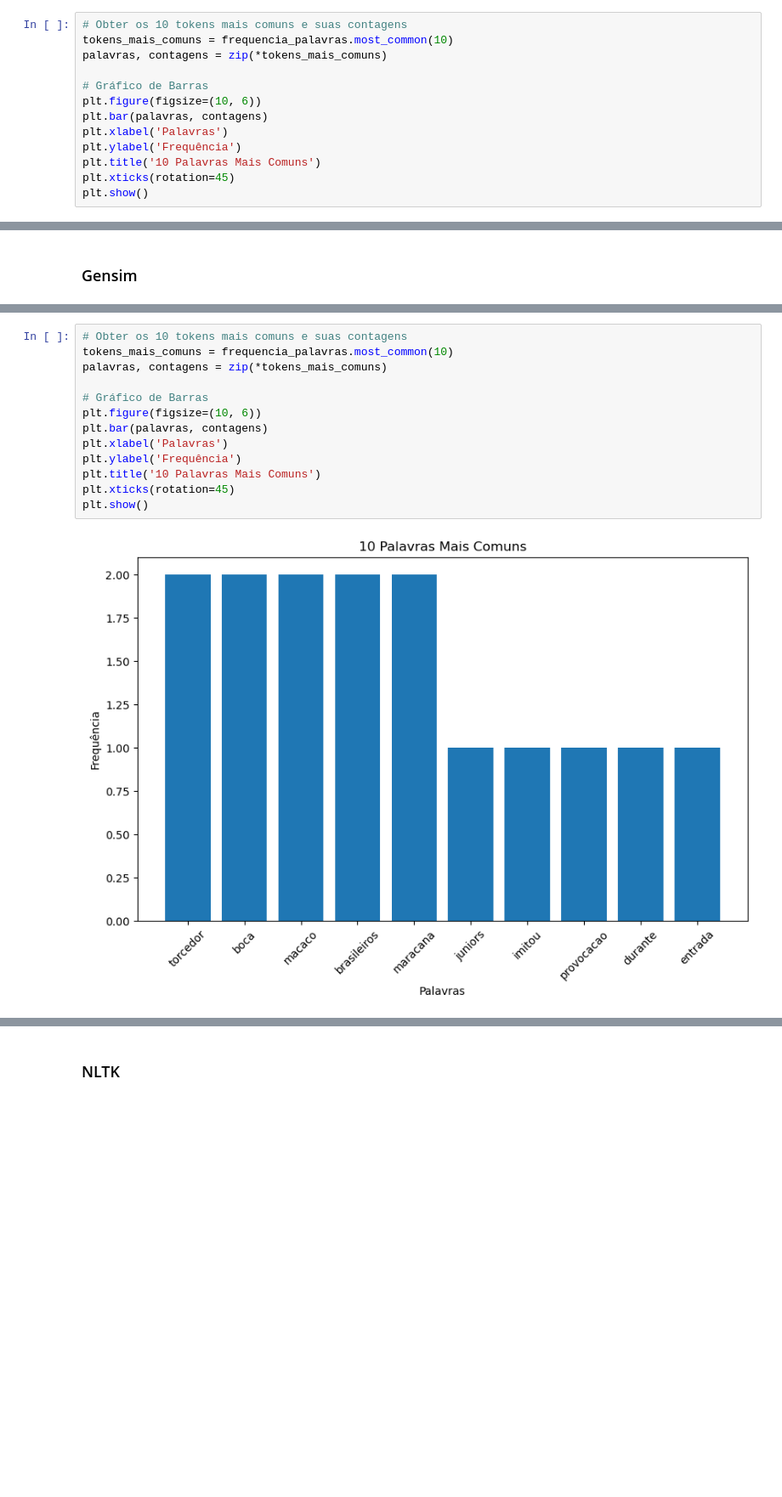
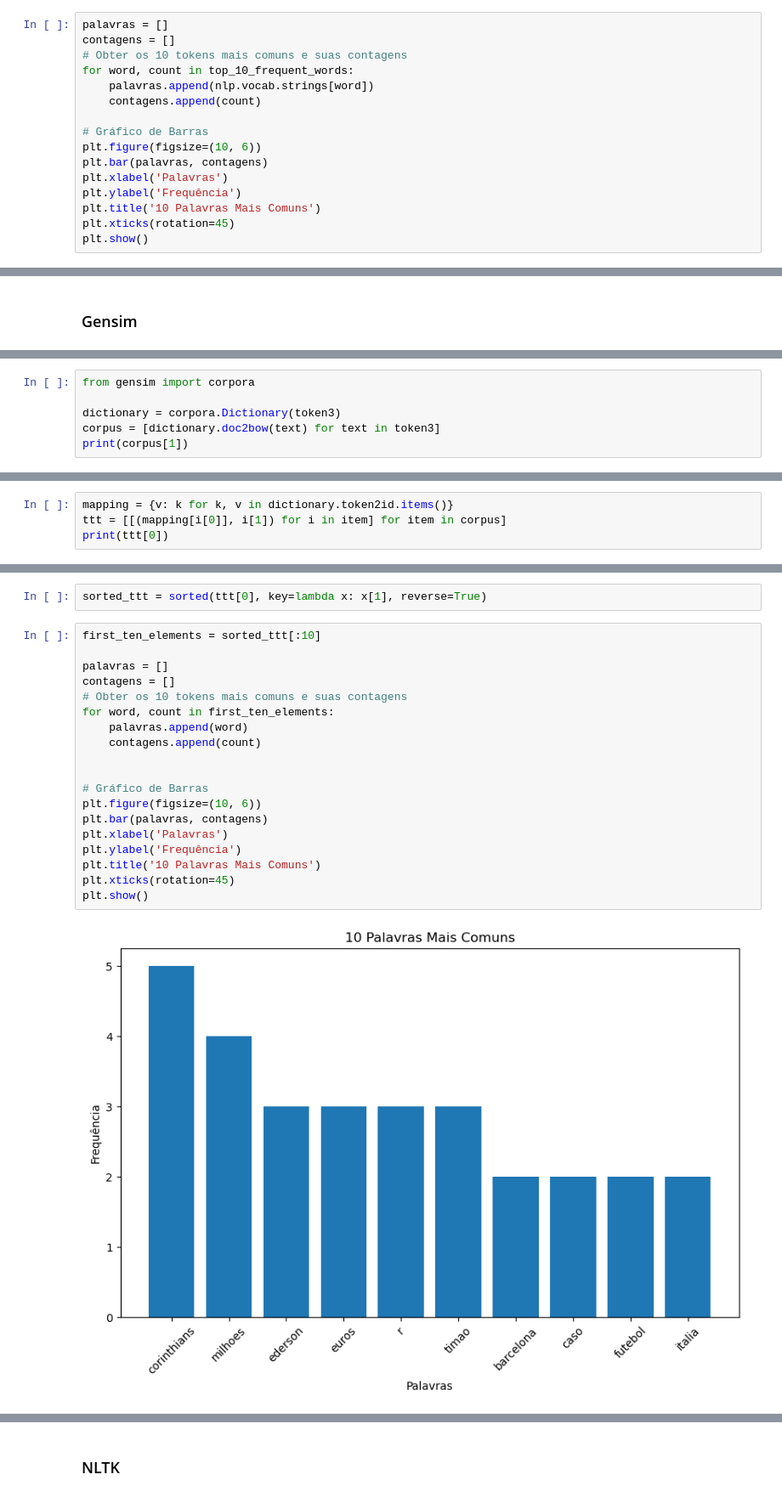
Before and after one commit to BiancaNCoelho/NLP, a Jupyter notebook: T01/Trabalho1.ipynb, the cells around one changed output, grey strips where cells are left out. Shown at 85% size. Saved outputs shown, nothing was run; the diff lists cells and outputs as text; blank space fills up the shorter version.

```diff
--- a/T01/Trabalho1.ipynb
+++ b/T01/Trabalho1.ipynb
@@ -343,7 +370,10 @@ print(frequencia_palavras.most_common(10))
 # %%
+palavras = []
+contagens = []
 # Obter os 10 tokens mais comuns e suas contagens
-tokens_mais_comuns = frequencia_palavras.most_common(10)
-palavras, contagens = zip(*tokens_mais_comuns)
+for word, count in top_10_frequent_words:
+    palavras.append(nlp.vocab.strings[word])
+    contagens.append(count)
 
 # Gráfico de Barras
 plt.figure(figsize=(10, 6))
@@ -365,0 +390,6 @@ print(frequencia_palavras.most_common(10))
+# %%
+from gensim import corpora
+
+dictionary = corpora.Dictionary(token3)
+corpus = [dictionary.doc2bow(text) for text in token3]
+print(corpus[1])
@@ -365,0 +398,4 @@ print(frequencia_palavras.most_common(10))
+# %%
+mapping = {v: k for k, v in dictionary.token2id.items()}
+ttt = [[(mapping[i[0]], i[1]) for i in item] for item in corpus]
+print(ttt[0])
@@ -366,15 +404,23 @@ print(frequencia_palavras.most_common(10))
+# %%
+sorted_ttt = sorted(ttt[0], key=lambda x: x[1], reverse=True)
 # %%
+first_ten_elements = sorted_ttt[:10]
+
+palavras = []
+contagens = []
 # Obter os 10 tokens mais comuns e suas contagens
-tokens_mais_comuns = frequencia_palavras.most_common(10)
-palavras, contagens = zip(*tokens_mais_comuns)
+for word, count in first_ten_elements:
+    palavras.append(word)
+    contagens.append(count)
+
 
 # Gráfico de Barras
 plt.figure(figsize=(10, 6))
 plt.bar(palavras, contagens)
 plt.xlabel('Palavras')
 plt.ylabel('Frequência')
 plt.title('10 Palavras Mais Comuns')
 plt.xticks(rotation=45)
 plt.show()
 # %% [output]
-[figure, old version]
+[figure, new version]
```
Also changed, not shown: parts of 27 cells of this notebook.
